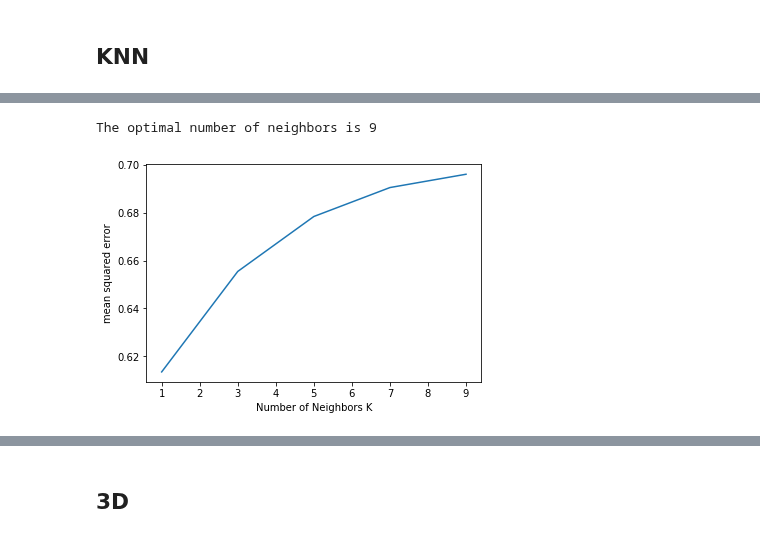
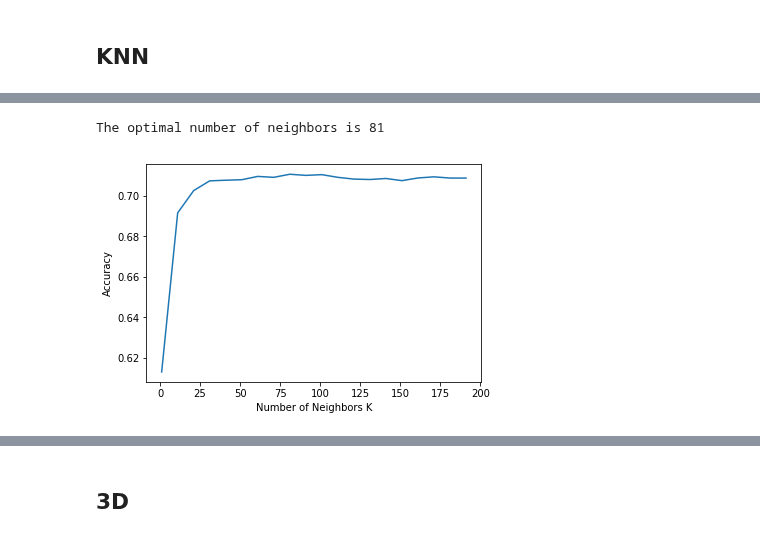
Before and after one commit to janickrohrbach/arthritis-net, a Jupyter notebook: embeddings_classification.ipynb, the cells around one changed output, grey strips where cells are left out. Cells and saved outputs as stored; diff of their text form; code cells hidden in the pictures.

```diff
--- a/embeddings_classification.ipynb
+++ b/embeddings_classification.ipynb
@@ -79,3 +79,8 @@ plt.savefig('/data/joint_scoring/images/tsne_diference_classification.png', bbox
 # %%
 from sklearn.neighbors import KNeighborsClassifier
 from sklearn.model_selection import cross_val_score
+# %%
+weights = {0: 0.2468182438891165, 1: 0.61240428271328862, 2: 7.3563288563288562, 3: 15.980990274093722, 4: 27.700383141762451, 5: 12.358632478632479}
+# %%
+def weight(x):
+    return np.vectorize(weights.get)(x.astype("int"))
@@ -82,9 +91,11 @@ from sklearn.model_selection import cross_val_score
 # %%
 cv_scores = []
 
-for k in range(1,10,2):
+kk = range(1,200,10)
+
+for k in kk:
     print(k)
-    knn = KNeighborsClassifier(n_neighbors=k)
+    knn = KNeighborsClassifier(n_neighbors=k, weights=weight)
     scores = cross_val_score(knn, embeddings, y, cv=10, scoring='accuracy')
     cv_scores.append(scores.mean())
 # %% [output]
@@ -104,17 +138,17 @@ cv_scores
 # %%
 # determining best k
 from matplotlib import pyplot as plt
-optimal_k = range(1,10,2)[cv_scores.index(max(cv_scores))]
+optimal_k = kk[cv_scores.index(max(cv_scores))]
 print("The optimal number of neighbors is %d" % optimal_k)
 
 # plot misclassification error vs k
 plt.close()
-plt.plot(range(1,10,2), cv_scores)
+plt.plot(kk, cv_scores)
 plt.xlabel('Number of Neighbors K')
-plt.ylabel('mean squared error')
+plt.ylabel('Accuracy')
 plt.show()
 # %% [output]
-The optimal number of neighbors is 9
+The optimal number of neighbors is 81
-[figure, old version]
+[figure, new version]
 # %%
 from sklearn.model_selection import cross_val_predict
```
Also changed, not shown: parts of 7 cells of this notebook, 2 other files.
